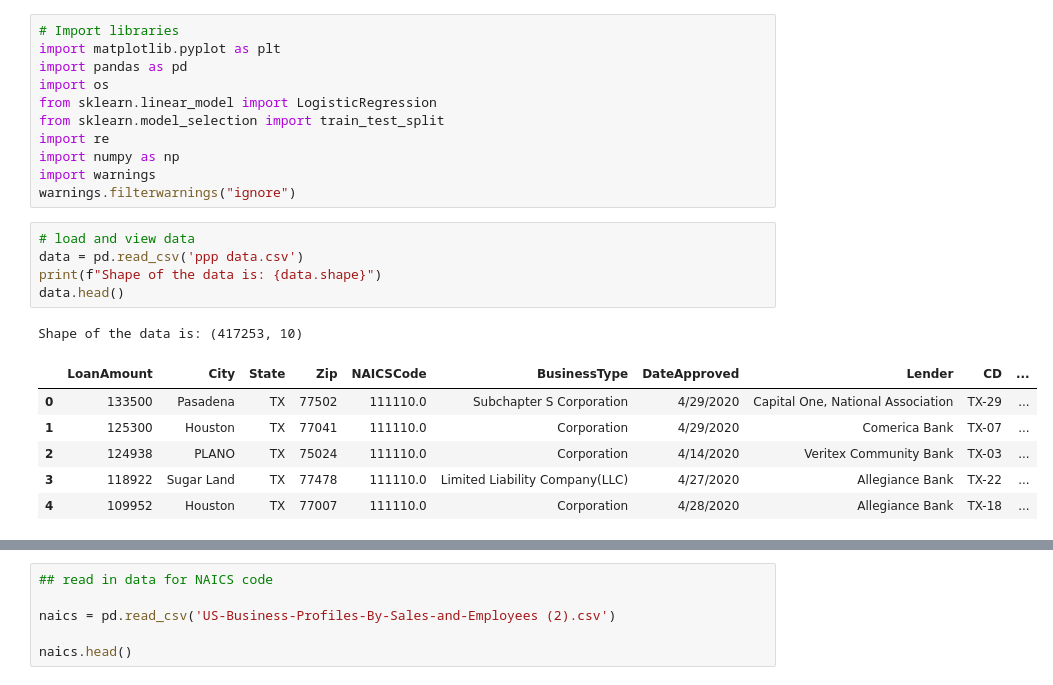
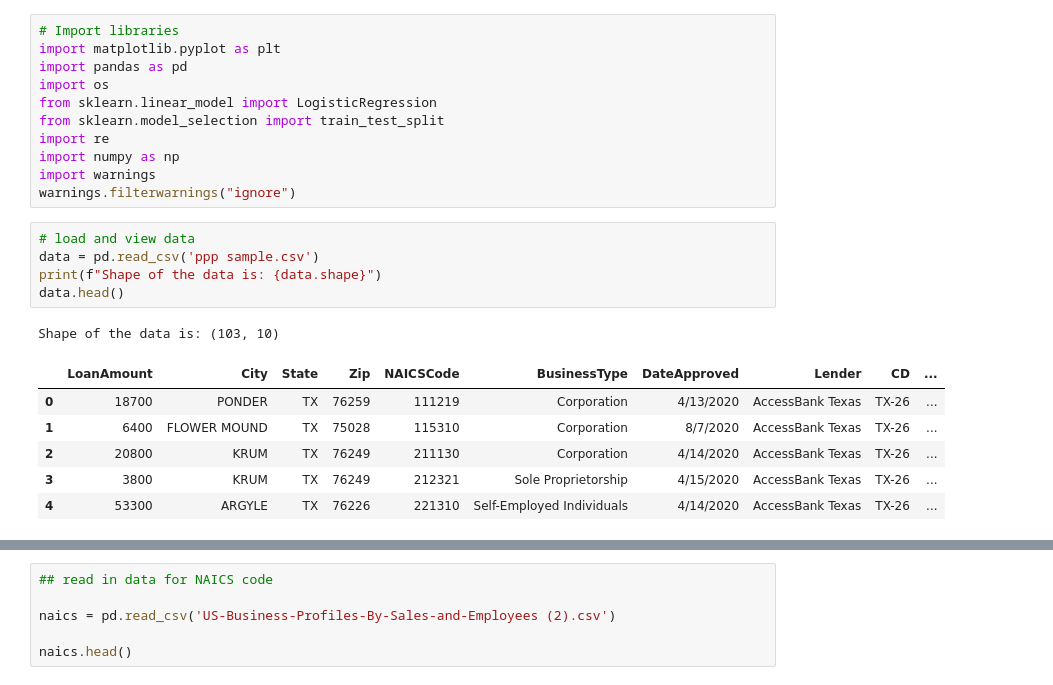
Before and after one commit to jinahporter/project3, a Jupyter notebook: LR.ipynb, the cells around one changed output, grey strips where cells are left out. Drawn from its saved outputs; the diff is of its cells as text.

Commit message:
adding sample dataset to test ML code on LR model

```diff
--- a/LR.ipynb
+++ b/LR.ipynb
@@ -11,17 +11,17 @@ import warnings
 warnings.filterwarnings("ignore")
 # %%
 # load and view data
-data = pd.read_csv('ppp data.csv')
+data = pd.read_csv('ppp sample.csv')
 print(f"Shape of the data is: {data.shape}")
 data.head()
 # %% [output]
-Shape of the data is: (417253, 10)
+Shape of the data is: (103, 10)
 |  | LoanAmount | City | State | Zip | NAICSCode | BusinessType | DateApproved | Lender | CD | ... |
-| 0 | 133500 | Pasadena | TX | 77502 | 111110.0 | Subchapter S Corporation | 4/29/2020 | Capital One, National Association | TX-29 | ... |
-| 1 | 125300 | Houston | TX | 77041 | 111110.0 | Corporation | 4/29/2020 | Comerica Bank | TX-07 | ... |
-| 2 | 124938 | PLANO | TX | 75024 | 111110.0 | Corporation | 4/14/2020 | Veritex Community Bank | TX-03 | ... |
-| 3 | 118922 | Sugar Land | TX | 77478 | 111110.0 | Limited Liability Company(LLC) | 4/27/2020 | Allegiance Bank | TX-22 | ... |
-| 4 | 109952 | Houston | TX | 77007 | 111110.0 | Corporation | 4/28/2020 | Allegiance Bank | TX-18 | ... |
+| 0 | 18700 | PONDER | TX | 76259 | 111219 | Corporation | 4/13/2020 | AccessBank Texas | TX-26 | ... |
+| 1 | 6400 | FLOWER MOUND | TX | 75028 | 115310 | Corporation | 8/7/2020 | AccessBank Texas | TX-26 | ... |
+| 2 | 20800 | KRUM | TX | 76249 | 211130 | Corporation | 4/14/2020 | AccessBank Texas | TX-26 | ... |
+| 3 | 3800 | KRUM | TX | 76249 | 212321 | Sole Proprietorship | 4/15/2020 | AccessBank Texas | TX-26 | ... |
+| 4 | 53300 | ARGYLE | TX | 76226 | 221310 | Self-Employed Individuals | 4/14/2020 | AccessBank Texas | TX-26 | ... |
 # %%
 # investigate rows with null values
 data[data.isnull().any(axis=1)]
```
Also changed, not shown: parts of 16 cells of this notebook, 1 other file.
